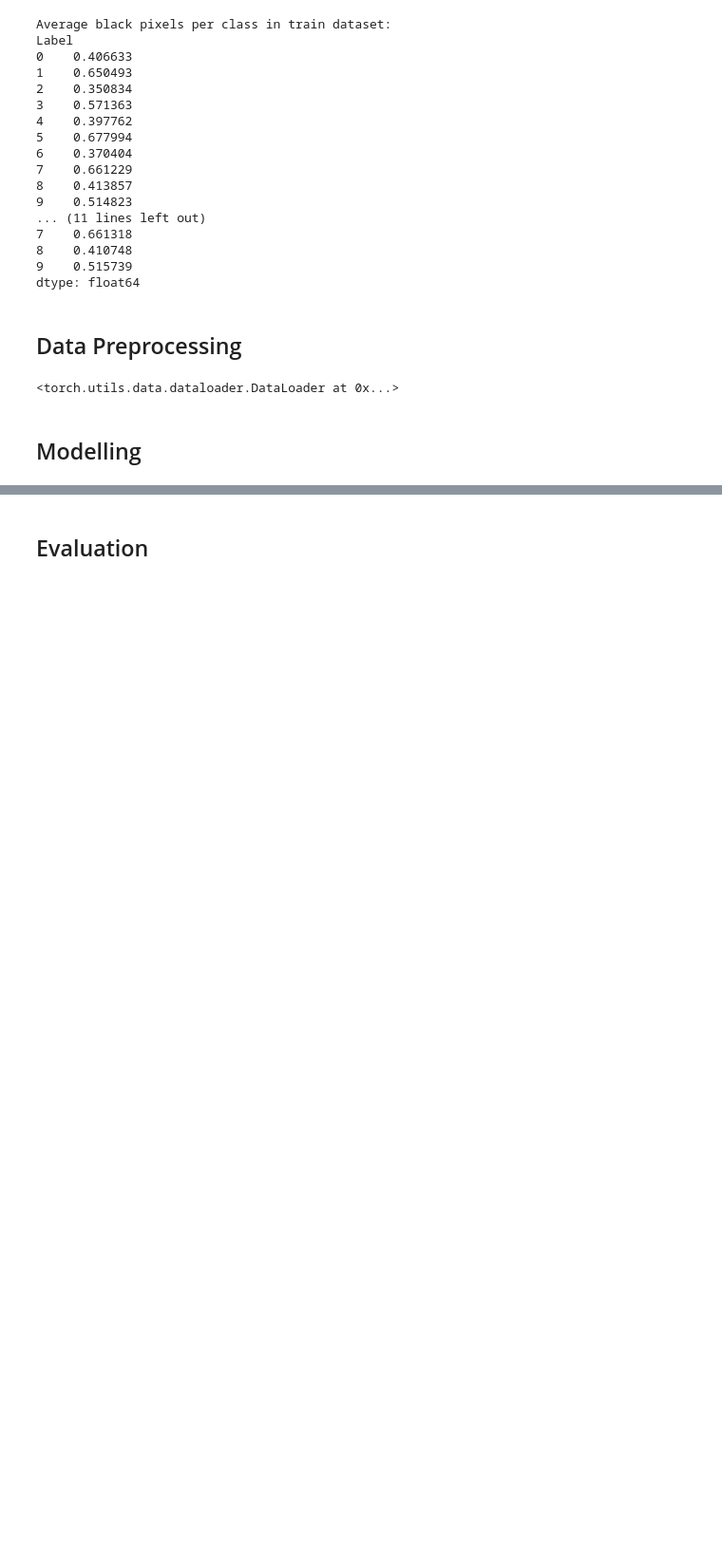
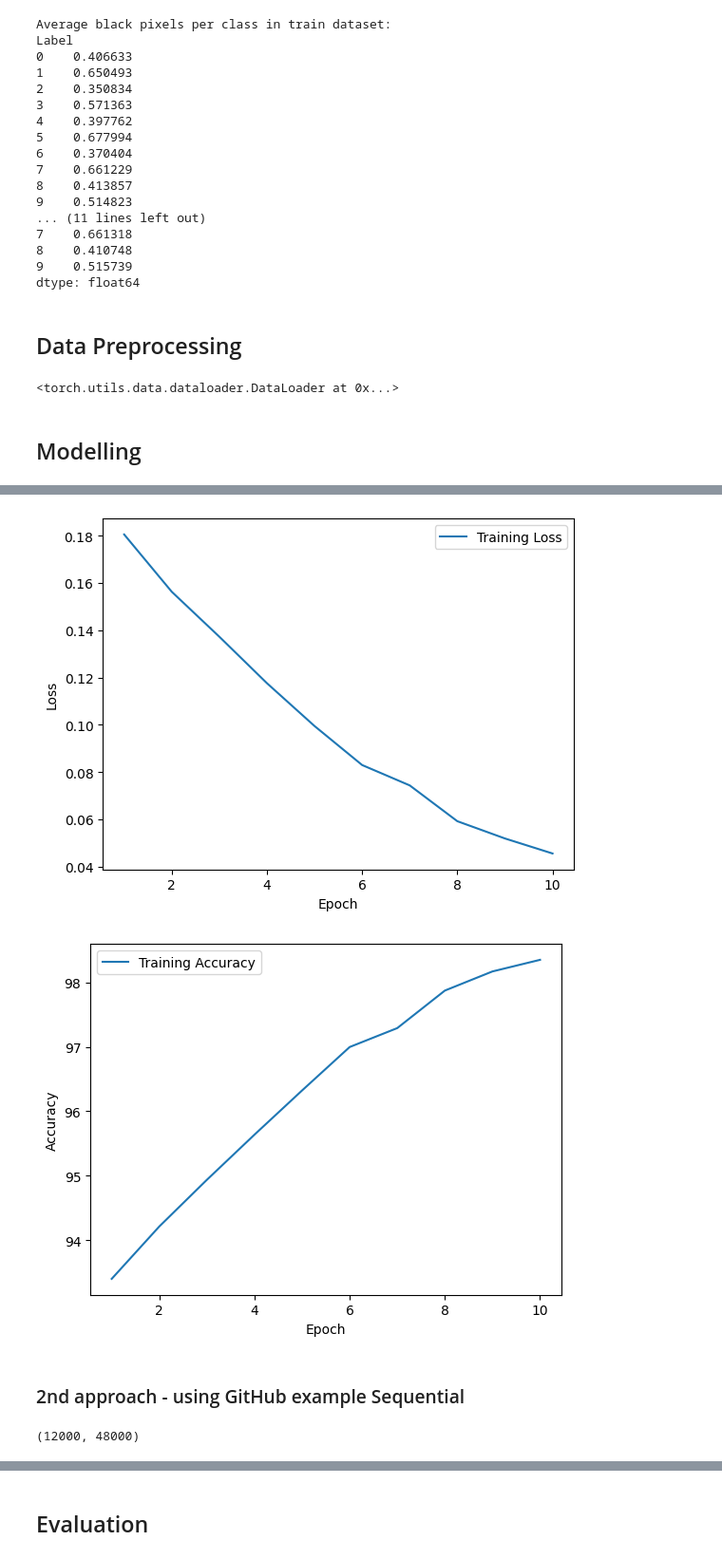
Before and after one commit to LuisaIb/fashion-tuning, a Jupyter notebook: fashion-MNIST.ipynb, the cells around one changed output, grey strips where cells are left out. Shown at 95% size. Saved outputs shown, nothing was run; the diff lists cells and outputs as text; code cells hidden in the pictures; blank space fills up the shorter version.

Commit message:
testing two model approaches

```diff
--- a/fashion-MNIST.ipynb
+++ b/fashion-MNIST.ipynb
@@ -279,0 +301,17 @@ train_loader
+# %%
+# prepare data loaders
+transform = transforms.Compose([transforms.ToTensor(), transforms.Normalize((0.5,), (0.5,))])
+
+train_dataset = torchvision.datasets.FashionMNIST(root='./data', train=True, download=True, transform=transform)
+train_loader = torch.utils.data.DataLoader(train_dataset, batch_size=64, shuffle=True)
+
+test_dataset = torchvision.datasets.FashionMNIST(root='./data', train=False, download=True, transform=transform)
+test_loader = torch.utils.data.DataLoader(test_dataset, batch_size=64, shuffle=False)
+# %%
+# define loss function + optimizer
+model = FashionCNN()
+criterion = nn.CrossEntropyLoss()
+optimizer = optim.Adam(model.parameters(), lr=0.001)
+# %%
+device = torch.device("cuda" if torch.cuda.is_available() else "cpu")
+model.to(device)
@@ -279,0 +386,19 @@ train_loader
+# %%
+# Plotting Loss
+plt.plot(range(1, num_epochs+1), train_losses, label='Training Loss')
+plt.xlabel('Epoch')
+plt.ylabel('Loss')
+plt.legend()
+plt.show()
+
+# Plotting Accuracy
+plt.plot(range(1, num_epochs+1), train_accuracies, label='Training Accuracy')
+plt.xlabel('Epoch')
+plt.ylabel('Accuracy')
+plt.legend()
+plt.show()
+# %% [output]
+[figure, added]
+[figure, added]
+# %% [markdown]
+### 2nd approach - using GitHub example Sequential
@@ -279,0 +414,10 @@ train_loader
+# %%
+# split train set into training (80%) and validation set (20%)
+train_num = len(train_ds)
+indices = list(range(train_num))
+np.random.shuffle(indices)
+split = int(np.floor(0.2 * train_num))
+val_idx, train_idx = indices[:split], indices[split:]
+len(val_idx), len(train_idx)
+# %% [output]
+(12000, 48000)
```
Also changed, not shown: parts of 15 cells of this notebook.
